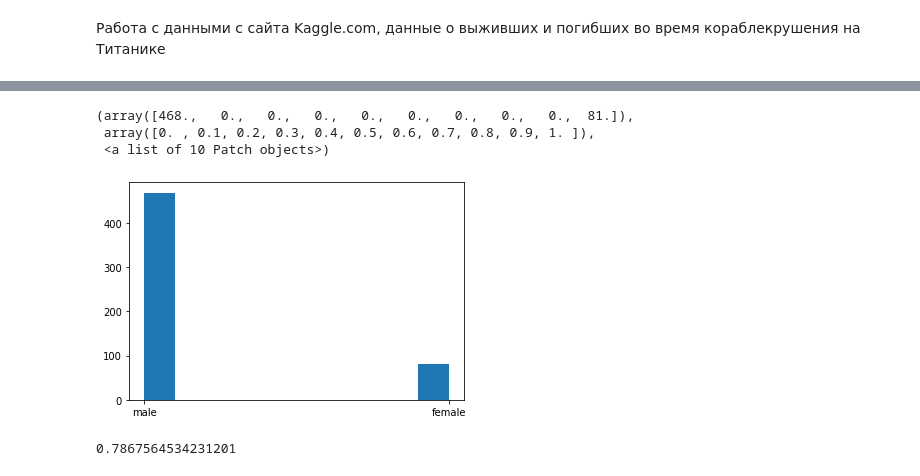
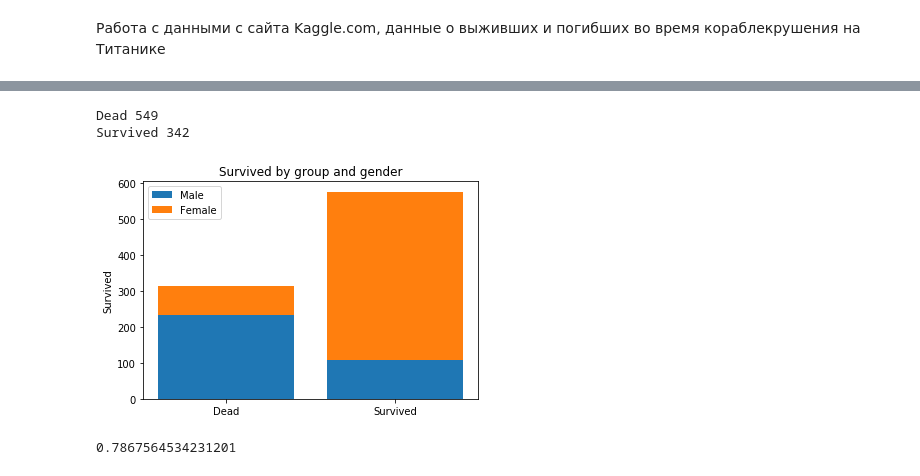
Before and after one commit to Shar170/Titanic-Data-Science-Study, a Jupyter notebook: Untitled.ipynb, the cells around one changed output, grey strips where cells are left out. Drawn from its saved outputs; the diff is of its cells as text; code cells hidden in the pictures.

```diff
--- a/Untitled.ipynb
+++ b/Untitled.ipynb
@@ -63,12 +26,30 @@ plt.hist(df_survived.Sex)
-# %%
-#Гистограмма погибших и их пола
-plt.hist(df_dead.Sex)
-# %% [output]
-(array([468.,   0.,   0.,   0.,   0.,   0.,   0.,   0.,   0.,  81.]),
- array([0. , 0.1, 0.2, 0.3, 0.4, 0.5, 0.6, 0.7, 0.8, 0.9, 1. ]),
- <a list of 10 Patch objects>)
-[figure, removed]
 # %%
 #Заменяем данные пола на 1 и 0 в соответствии с разметкой
 new_df_train = df_train['Sex'].map({'male':0, 'female':1})
+# %%
+df_survived = df_train[df_train['Survived'] == 1]
+df_dead = df_train[df_train['Survived'] == 0]
+#Выводим число погибших
+print("Dead",df_dead.shape[0])
+#Выводим число выживших
+print("Survived",df_survived.shape[0])
+# %% [output]
+Dead 549
+Survived 342
+# %%
+#Гистограмма выживших и пола
+p1 = plt.bar([1 , 2],df_survived.groupby('Sex').size())
+p2 = plt.bar([1 , 2], df_dead.groupby('Sex').size(), bottom=df_survived.groupby('Sex').size())
+
+plt.ylabel('Survived')
+plt.title('Survived by group and gender')
+plt.xticks([1 , 2], ('Dead', 'Survived'))
+#plt.yticks(np.arange(0, 81, 10))
+plt.legend((p1[0], p2[0]), ('Male', 'Female'))
+
+plt.show()
+
+#plt.hist(df_survived.Sex, label="Гистограмма выживших и пола")
+# %% [output]
+[figure, added]
 # %%
```
Also changed, not shown: parts of 20 cells of this notebook, 1 other file.
